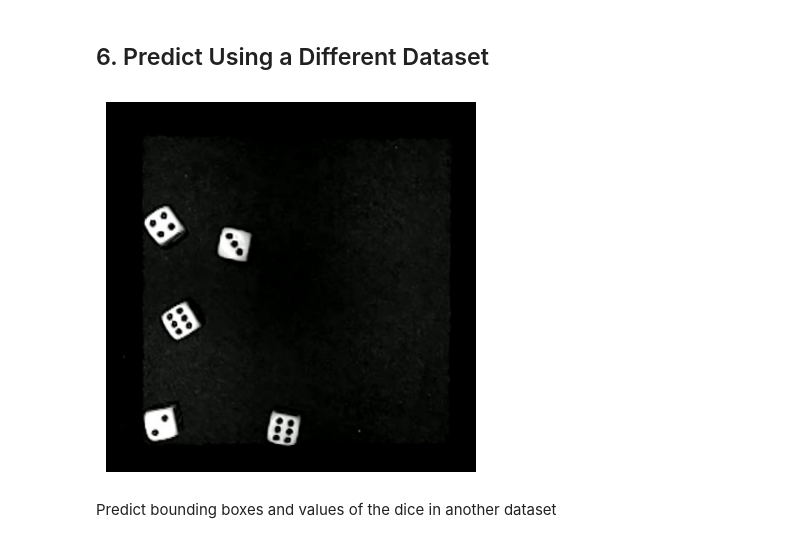
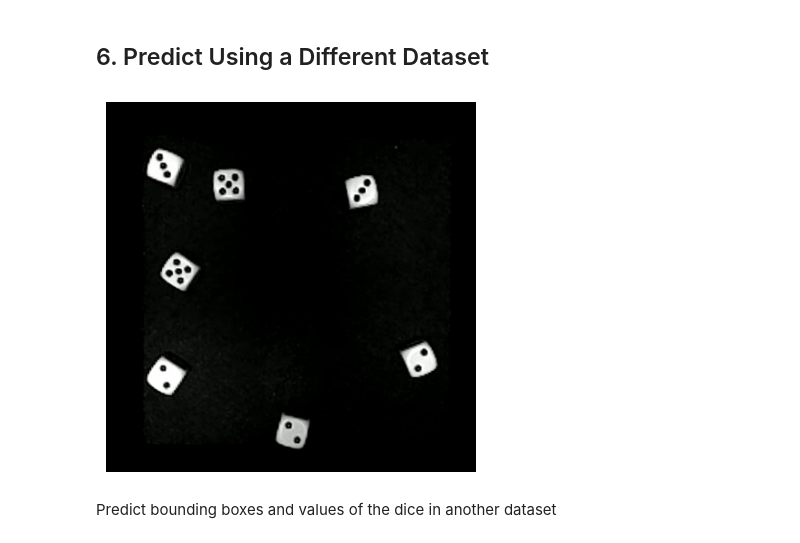
Before and after one commit to AlexLeeVT/DiceRollDetection, a Jupyter notebook: Dice_Detection.ipynb, the cells around one changed output. Cells and saved outputs as stored; diff of their text form; code cells hidden in the pictures.

```diff
--- a/Dice_Detection.ipynb
+++ b/Dice_Detection.ipynb
@@ -292,9 +286,9 @@ def get_results(results, image_list, file_name):
 
     return data
 # %%
-show_image(image_list[8])
+show_image(image_list[9])
 # %% [output]
-[figure, old version]
+[figure, new version]
 # %% [markdown]
 Predict bounding boxes and values of the dice in another dataset
 # %%
```
Also changed, not shown: parts of 1 cell of this notebook.
